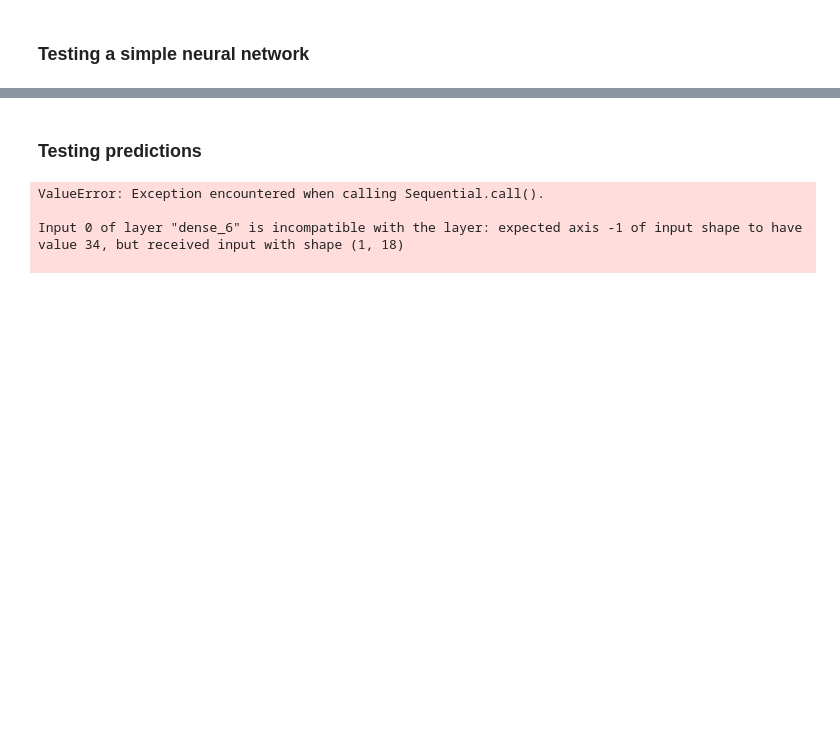
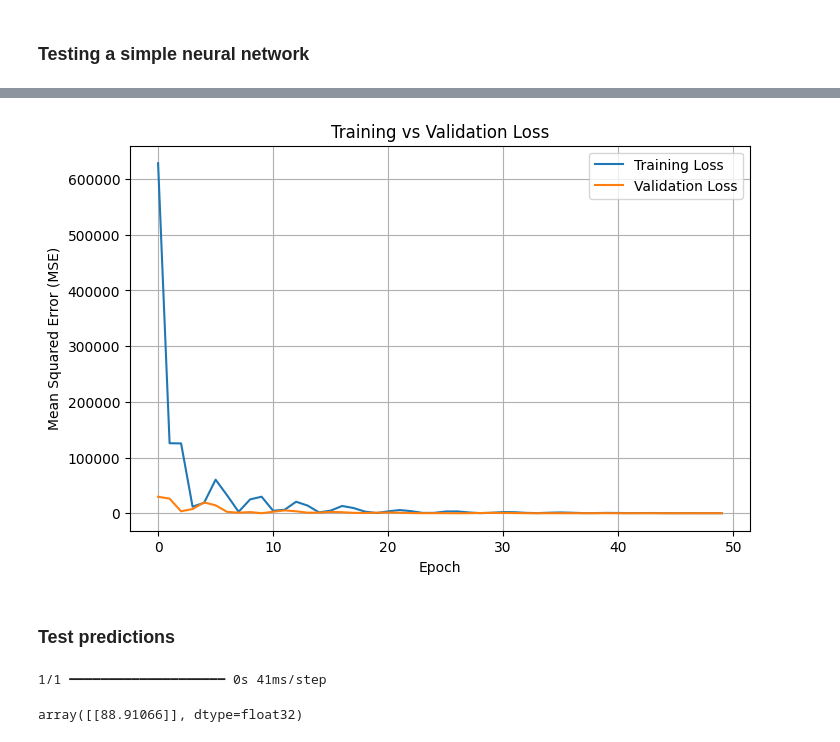
Before and after one commit to tomcordruw/healthy-life-predict, a Jupyter notebook: data_processing.ipynb, the cells around one changed output, grey strips where cells are left out. Saved outputs shown, nothing was run; the diff lists cells and outputs as text; code cells hidden in the pictures; blank space fills up the shorter version.

```diff
--- a/data_processing.ipynb
+++ b/data_processing.ipynb
@@ -264,19 +265,21 @@ R²: 0.8211280471688076
 ### Testing a simple neural network
 # %%
 # Hyperparameters
-input_dim = X_train.shape[1] # number of neurons in the input layer
-n_neurons = 32      # number of neurons in the first hidden layer
-epochs = 150
+input_dim = X_train.shape[1]
+n_neurons = 32
+epochs = 50
 
 # Input layer
 model = keras.Sequential([
       layers.Dense(n_neurons, input_dim=input_dim, kernel_initializer='normal', activation='relu'),
       layers.Dense(64, activation='relu'),
+      layers.Dense(128, activation='relu'),
       layers.Dense(64, activation='relu'),
+      layers.Dense(32, activation='relu'),
       layers.Dense(1, kernel_initializer='normal')
   ])
 
 # Compile and train the model
 model.compile(loss='mean_squared_error', optimizer=tf.keras.optimizers.Adam(0.001))
-model.fit(X_train, y_train, epochs=epochs, verbose=0)
+history = model.fit(X_train, y_train, validation_data=(X_test, y_test), epochs=epochs, verbose=1)
 # %% [output]
@@ -284,31 +304,51 @@ model.fit(X_train, y_train, epochs=epochs, verbose=0)
+# %%
+# Plot training & validation loss
+plt.figure(figsize=(8, 5))
+plt.plot(history.history['loss'], label='Training Loss')
+plt.plot(history.history['val_loss'], label='Validation Loss')
+plt.title('Training vs Validation Loss')
+plt.xlabel('Epoch')
+plt.ylabel('Mean Squared Error (MSE)')
+plt.legend()
+plt.grid(True)
+plt.show()
+# %% [output]
+[figure, added]
 # %% [markdown]
-### Testing predictions
+### Test predictions
 # %%
 test_data = pd.DataFrame([{
     "alcohol_sales": 5,
-    "binge_drinking": 9,
-    "culture_promotion": 62,
+    "binge_drinking": 10,
+    "culture_promotion": 100,
     "daily_smokers": 15,
-    "disability_ratio": 10,
-    "elder_care_per_100k": 2675,
-    "fees_hampered_care": 28,
-    "health_workers_per_10k": 110,
-    "incidence_disability_pension": 5,
-    "insufficient_medical_services": 18,
-    "mental_health": 128,
-    "obesity_rate": 22,
-    "overcrowded_living": 7,
-    "percentage_happy": 60,
-    "physical_activity": 22,
-    "regular_sports_events": 75,
-    "severe_mental_strain": 12,
-    "work_until_retired": 27,
+    "Disposable cash income,  median": 35300,
+    # "disability_ratio": 10,
+    # "elder_care_per_100k": 2675,
+    # "fees_hampered_care": 28,
+    # "health_workers_per_10k": 110,
+    # "incidence_disability_pension": 5,
+    # "insufficient_medical_services": 18,
+    # "mental_health": 128,
+    # "obesity_rate": 22,
+    # "overcrowded_living": 7,
+    # "percentage_happy": 60,
+    # "physical_activity": 22,
+    # "regular_sports_events": 75,
+    # "severe_mental_strain": 12,
+    # "work_until_retired": 27,
 }])
+
+# Fill in all missing columns with mean values from the dataset
+for col in X.columns:
+    if col not in test_data.columns:
+        test_data[col] = X[col].mean()
+
+# Reorder columns to match the data
+test_data = test_data[X.columns]
 
 test_prediction = model.predict(test_data)
 test_prediction
 # %% [output]
-ValueError: Exception encountered when calling Sequential.call().
-
-Input 0 of layer "dense_6" is incompatible with the layer: expected axis -1 of input shape to have value 34, but received input with shape (1, 18)
-
+1/1 ━━━━━━━━━━━━━━━━━━━━ 0s 41ms/step
+array([[88.91066]], dtype=float32)
```
Also changed, not shown: parts of 2 cells of this notebook.
